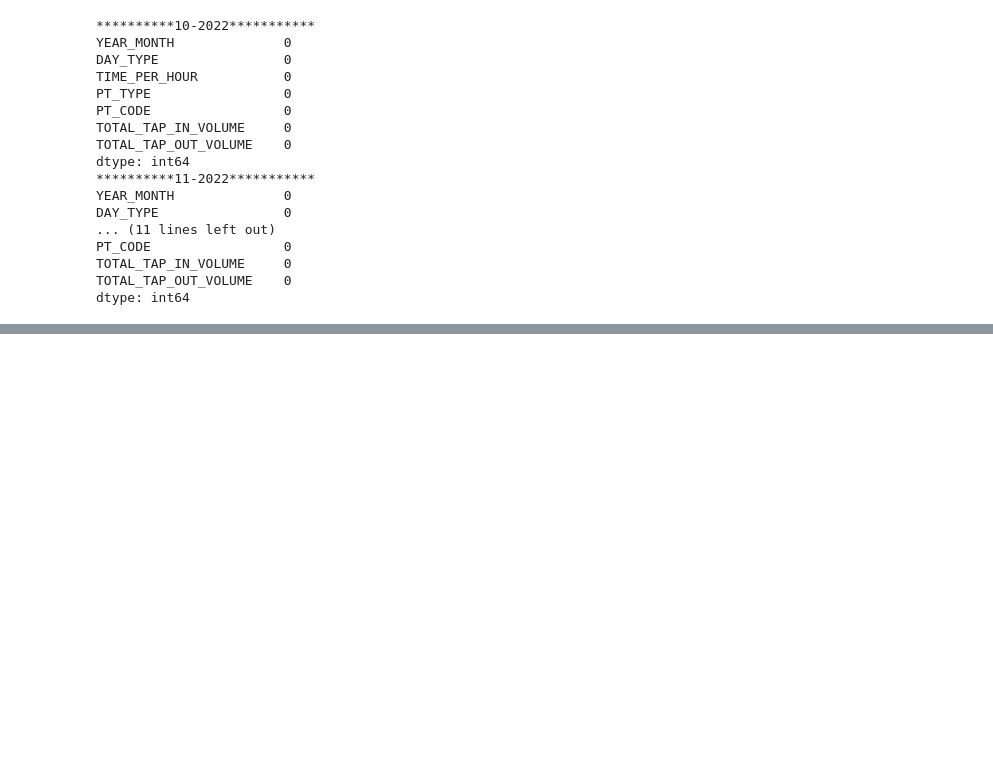
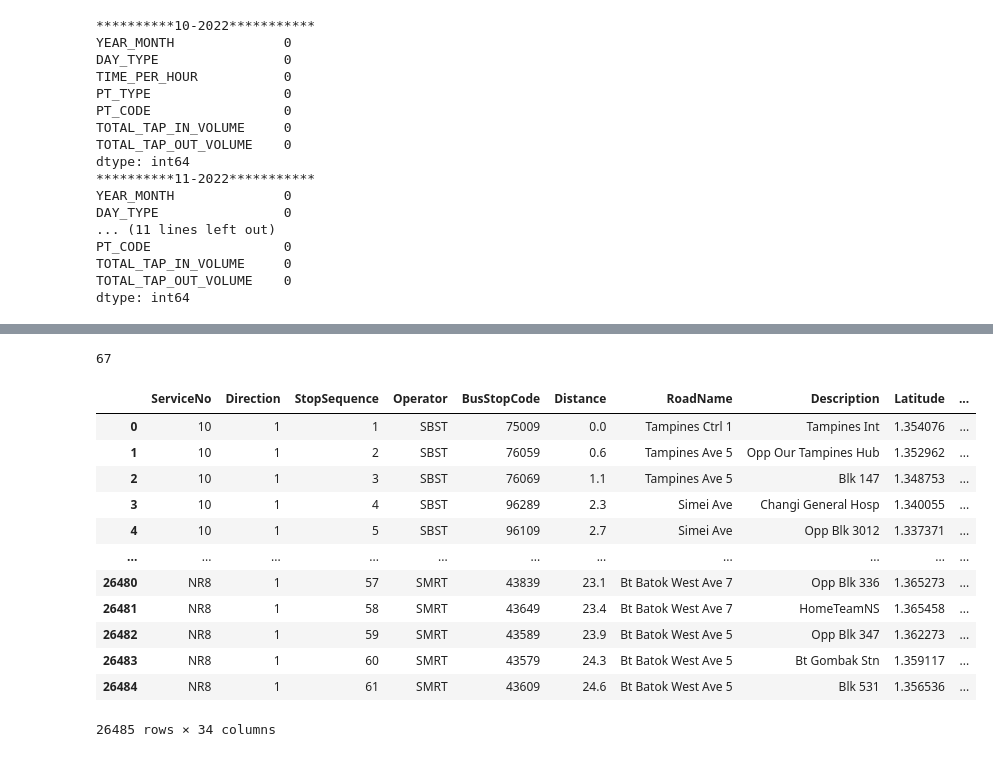
Before and after one commit to kaze-droid/SG-Transportation-Analysis, a Jupyter notebook: clean.ipynb, the cells around one changed output, grey strips where cells are left out. Cells and saved outputs as stored; diff of their text form; code cells hidden in the pictures; blank space fills up the shorter version.

```diff
--- a/clean.ipynb
+++ b/clean.ipynb
@@ -89,0 +513,24 @@ pd.to_csv('./data/.csv')
+# %%
+# Impute with the mean of tap in and tap out from the same service number and direction
+null_subset = null[["ServiceNo","Direction"]].drop_duplicates()
+print(len(null_subset))
+
+tmp = df[["ServiceNo","Direction"]].stack().isin(null_subset.stack().values).unstack()
+
+# print all values from df in tmp where at least 2 True
+df[tmp.any(axis=1)]
+# %% [output]
+67
+|  | ServiceNo | Direction | StopSequence | Operator | BusStopCode | Distance | RoadName | Description | Latitude | ... |
+| 0 | 10 | 1 | 1 | SBST | 75009 | 0.0 | Tampines Ctrl 1 | Tampines Int | 1.354076 | ... |
+| 1 | 10 | 1 | 2 | SBST | 76059 | 0.6 | Tampines Ave 5 | Opp Our Tampines Hub | 1.352962 | ... |
+| 2 | 10 | 1 | 3 | SBST | 76069 | 1.1 | Tampines Ave 5 | Blk 147 | 1.348753 | ... |
+| 3 | 10 | 1 | 4 | SBST | 96289 | 2.3 | Simei Ave | Changi General Hosp | 1.340055 | ... |
+| 4 | 10 | 1 | 5 | SBST | 96109 | 2.7 | Simei Ave | Opp Blk 3012 | 1.337371 | ... |
+| ... | ... | ... | ... | ... | ... | ... | ... | ... | ... | ... |
+| 26480 | NR8 | 1 | 57 | SMRT | 43839 | 23.1 | Bt Batok West Ave 7 | Opp Blk 336 | 1.365273 | ... |
+| 26481 | NR8 | 1 | 58 | SMRT | 43649 | 23.4 | Bt Batok West Ave 7 | HomeTeamNS | 1.365458 | ... |
+| 26482 | NR8 | 1 | 59 | SMRT | 43589 | 23.9 | Bt Batok West Ave 5 | Opp Blk 347 | 1.362273 | ... |
+| 26483 | NR8 | 1 | 60 | SMRT | 43579 | 24.3 | Bt Batok West Ave 5 | Bt Gombak Stn | 1.359117 | ... |
+| 26484 | NR8 | 1 | 61 | SMRT | 43609 | 24.6 | Bt Batok West Ave 5 | Blk 531 | 1.356536 | ... |
+26485 rows × 34 columns
```
Also changed, not shown: parts of 45 cells of this notebook, 9 other files.
